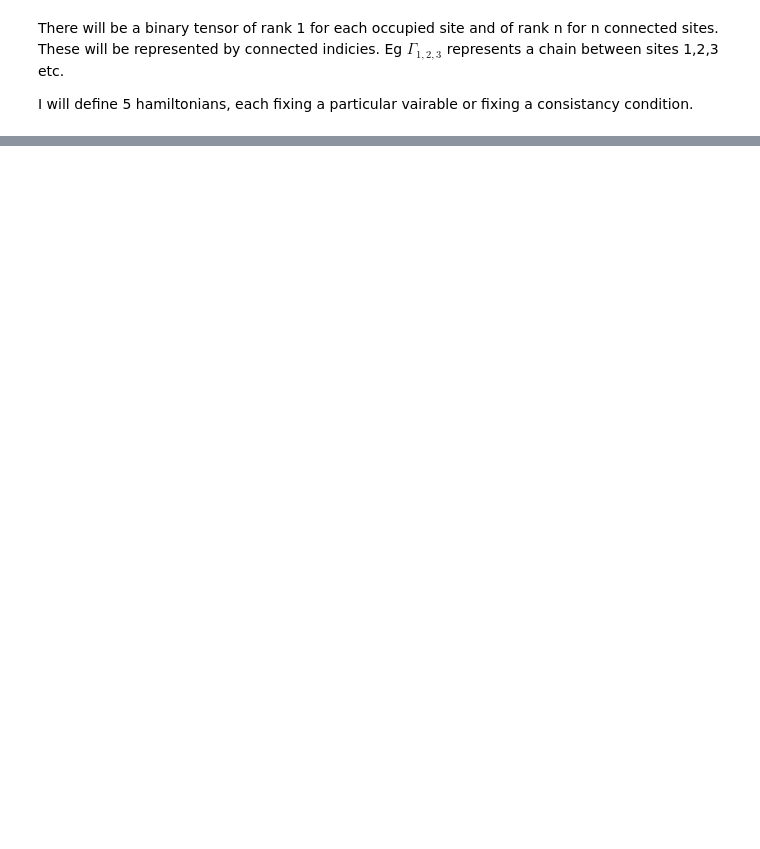
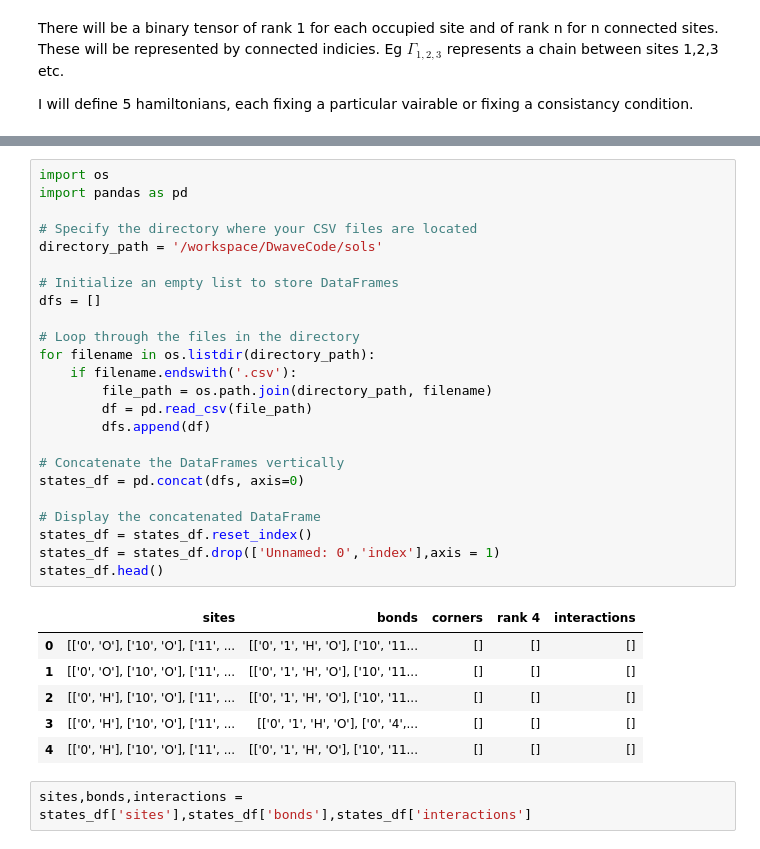
Before and after one commit to GeorgeWilliam1999/DwaveCode, a Jupyter notebook: Notebooks/ColourfulRandomWalks.ipynb, the cells around one changed output, grey strips where cells are left out. Saved outputs shown, nothing was run; the diff lists cells and outputs as text; blank space fills up the shorter version.

```diff
--- a/Notebooks/ColourfulRandomWalks.ipynb
+++ b/Notebooks/ColourfulRandomWalks.ipynb
@@ -583,0 +778,33 @@ $V_{L_4} = \frac{L4}{4!}\sum_{i,j,k,l}\Gamma_{i,j,k} \Gamma_{k,l,i} $ Consistanc
+# %%
+import os
+import pandas as pd
+
+# Specify the directory where your CSV files are located
+directory_path = '/workspace/DwaveCode/sols'
+
+# Initialize an empty list to store DataFrames
+dfs = []
+
+# Loop through the files in the directory
+for filename in os.listdir(directory_path):
+    if filename.endswith('.csv'):
+        file_path = os.path.join(directory_path, filename)
+        df = pd.read_csv(file_path)
+        dfs.append(df)
+
+# Concatenate the DataFrames vertically
+states_df = pd.concat(dfs, axis=0)
+
+# Display the concatenated DataFrame
+states_df = states_df.reset_index()
+states_df = states_df.drop(['Unnamed: 0','index'],axis = 1)
+states_df.head()
+# %% [output]
+|  | sites | bonds | corners | rank 4 | interactions |
+| 0 | [['0', 'O'], ['10', 'O'], ['11', ... | [['0', '1', 'H', 'O'], ['10', '11... | [] | [] | [] |
+| 1 | [['0', 'O'], ['10', 'O'], ['11', ... | [['0', '1', 'H', 'O'], ['10', '11... | [] | [] | [] |
+| 2 | [['0', 'H'], ['10', 'O'], ['11', ... | [['0', '1', 'H', 'O'], ['10', '11... | [] | [] | [] |
+| 3 | [['0', 'H'], ['10', 'O'], ['11', ... | [['0', '1', 'H', 'O'], ['0', '4',... | [] | [] | [] |
+| 4 | [['0', 'H'], ['10', 'O'], ['11', ... | [['0', '1', 'H', 'O'], ['10', '11... | [] | [] | [] |
+# %%
+sites,bonds,interactions = states_df['sites'],states_df['bonds'],states_df['interactions']
```
Also changed, not shown: parts of 36 cells of this notebook, 8 other files.
